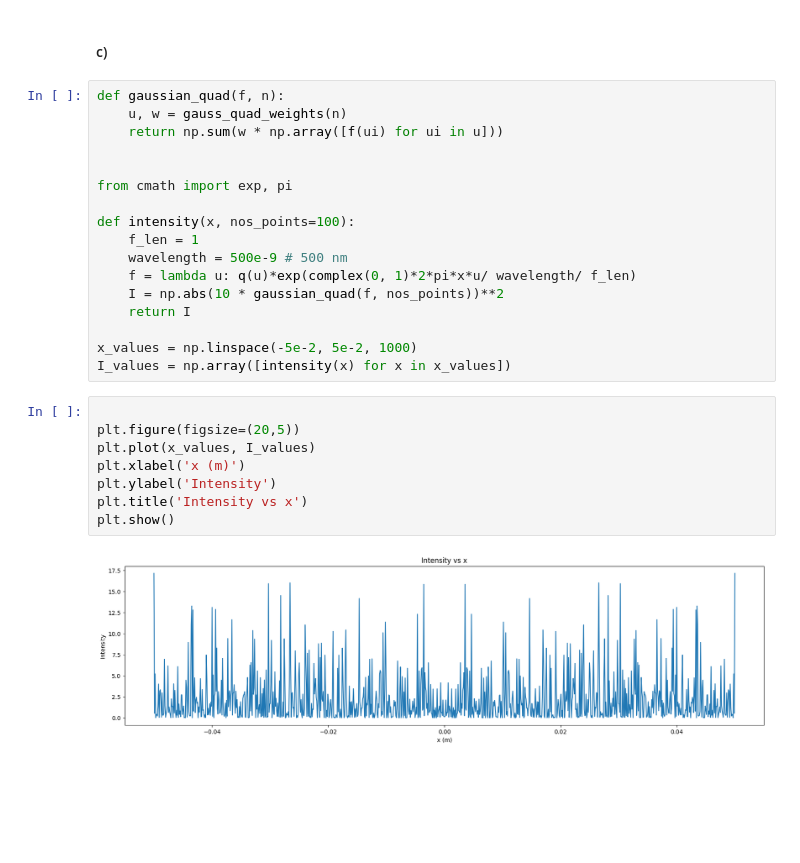
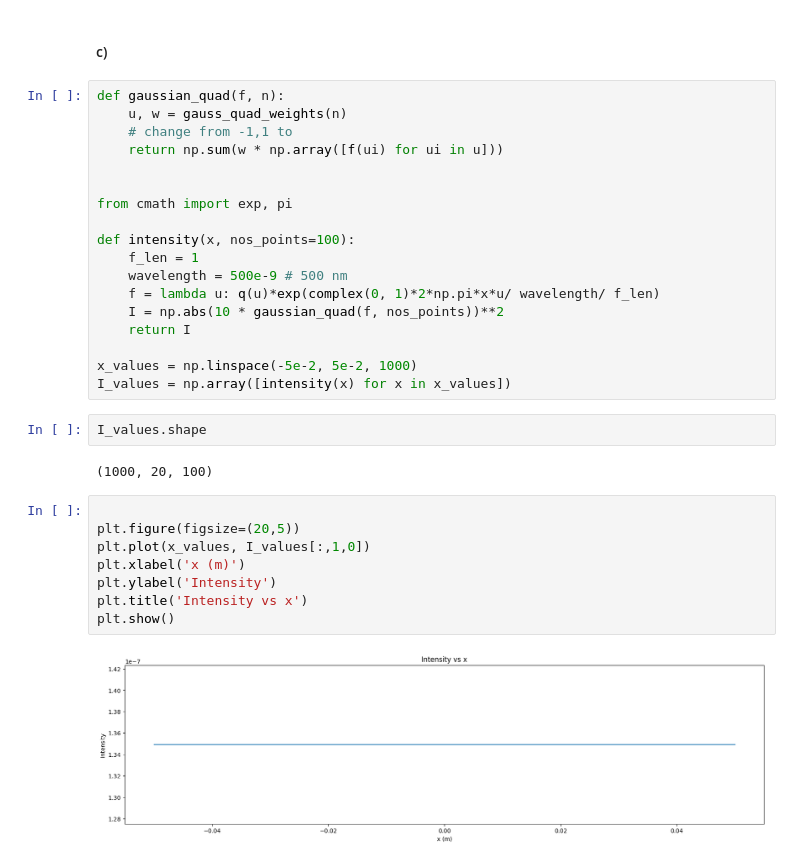
Before and after one commit to AtharvSuryawanshi/Computational-Physics, a Jupyter notebook: Suryawanshi_Atharv_HW2.ipynb, the cells around one changed output. Saved outputs shown, nothing was run; the diff lists cells and outputs as text; blank space fills up the shorter version.

```diff
--- a/Suryawanshi_Atharv_HW2.ipynb
+++ b/Suryawanshi_Atharv_HW2.ipynb
@@ -391,6 +391,7 @@ plt.show()
 # %%
 def gaussian_quad(f, n):
     u, w = gauss_quad_weights(n)
+    # change from -1,1 to
     return np.sum(w * np.array([f(ui) for ui in u]))
 
 
@@ -399,19 +400,23 @@ from cmath import exp, pi
 def intensity(x, nos_points=100):
     f_len = 1
     wavelength = 500e-9 # 500 nm
-    f = lambda u: q(u)*exp(complex(0, 1)*2*pi*x*u/ wavelength/ f_len)
+    f = lambda u: q(u)*exp(complex(0, 1)*2*np.pi*x*u/ wavelength/ f_len)
     I = np.abs(10 * gaussian_quad(f, nos_points))**2
     return I
 
 x_values = np.linspace(-5e-2, 5e-2, 1000)
 I_values = np.array([intensity(x) for x in x_values])
+# %%
+I_values.shape
+# %% [output]
+(1000, 20, 100)
 # %%
 
 plt.figure(figsize=(20,5))
-plt.plot(x_values, I_values)
+plt.plot(x_values, I_values[:,1,0])
 plt.xlabel('x (m)')
 plt.ylabel('Intensity')
 plt.title('Intensity vs x')
 plt.show()
 # %% [output]
-[figure, old version]
+[figure, new version]
```
Also changed, not shown: parts of 3 cells of this notebook.
